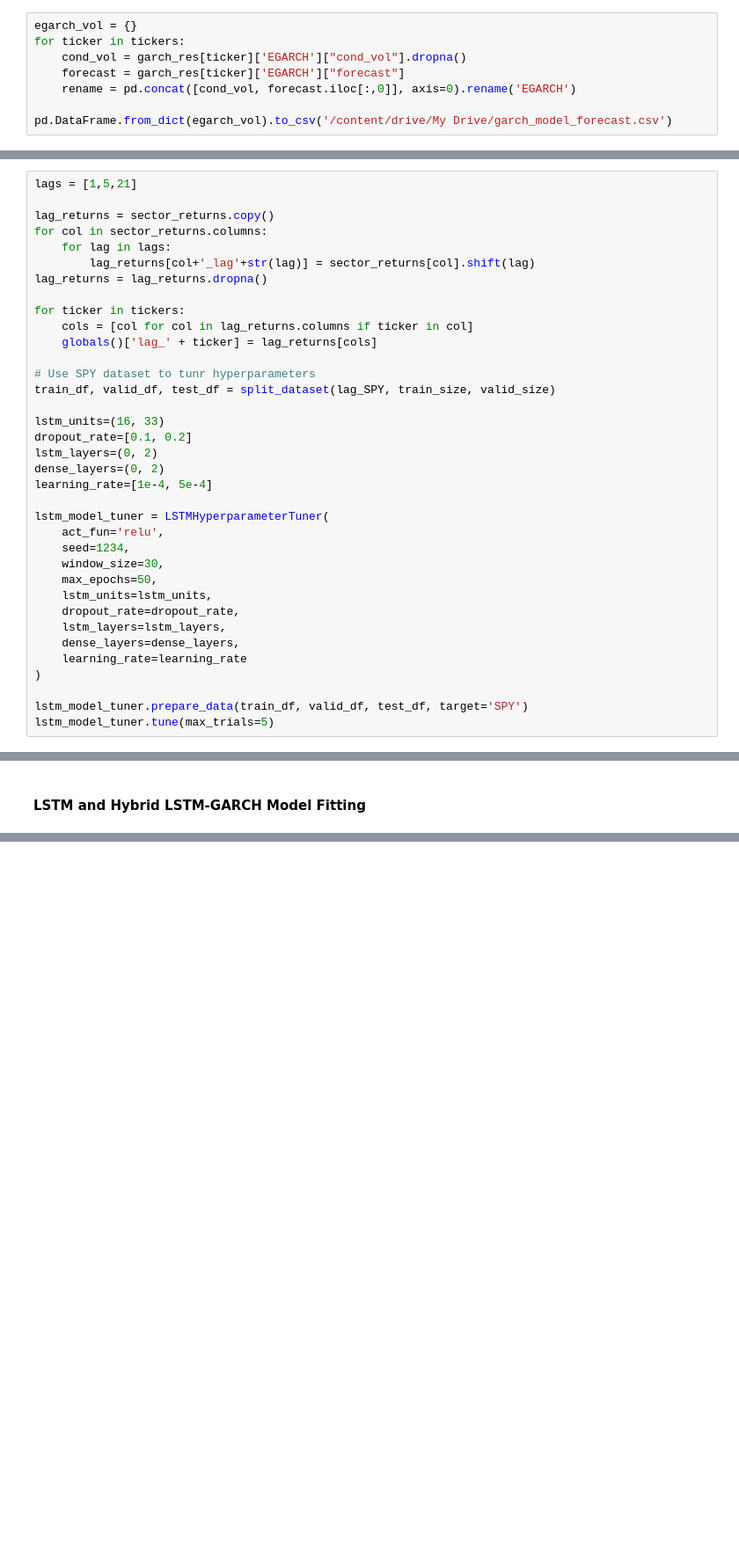
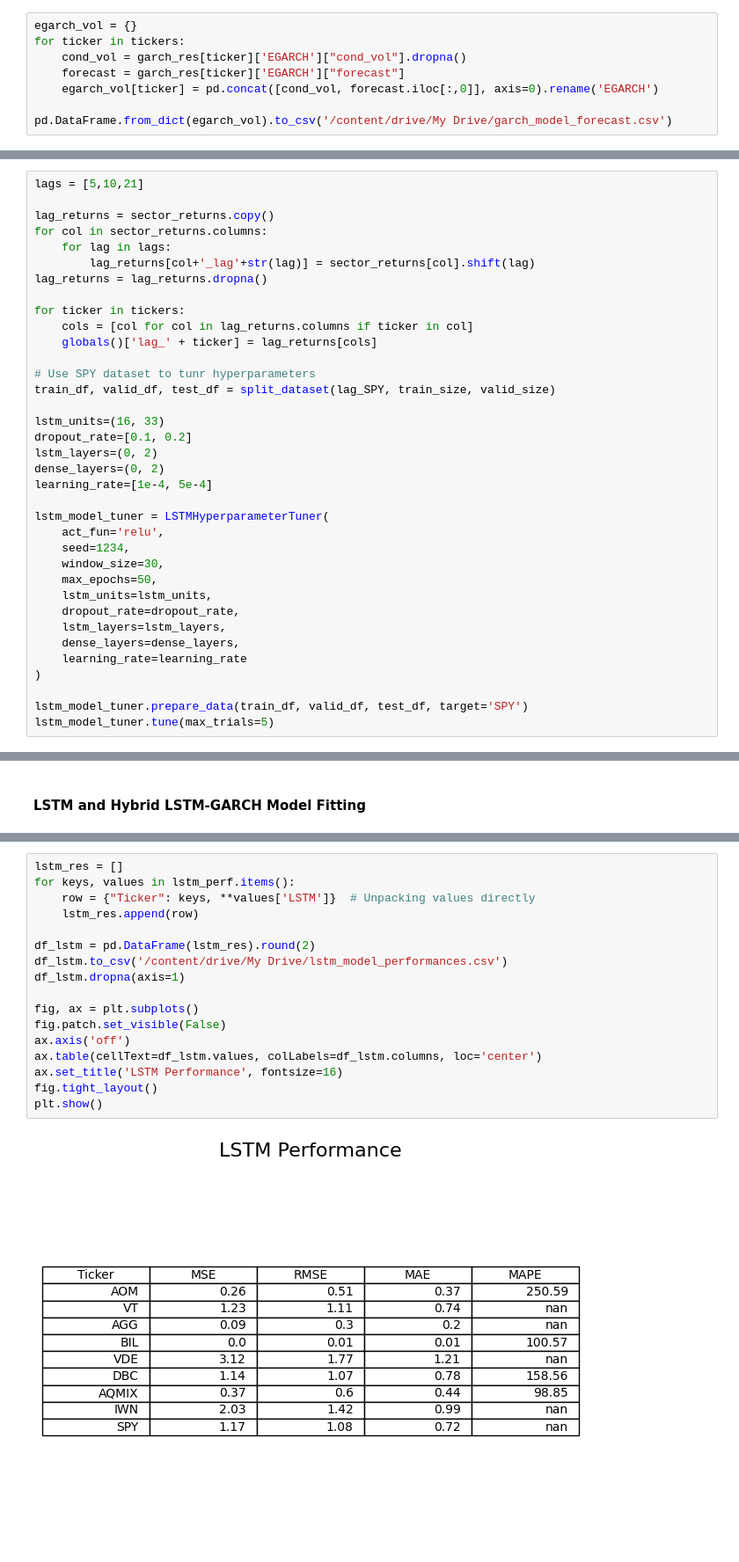
Before and after one commit to dianaviolet/wqu-capstone, a Jupyter notebook: Capstone.ipynb, the cells around one changed output, grey strips where cells are left out. Shown at 88% size. Drawn from its saved outputs; the diff is of its cells as text; blank space fills up the shorter version.

```diff
--- a/Capstone.ipynb
+++ b/Capstone.ipynb
@@ -1019,7 +1028,7 @@ egarch_vol = {}
 for ticker in tickers:
     cond_vol = garch_res[ticker]['EGARCH']["cond_vol"].dropna()
     forecast = garch_res[ticker]['EGARCH']["forecast"]
-    rename = pd.concat([cond_vol, forecast.iloc[:,0]], axis=0).rename('EGARCH')
+    egarch_vol[ticker] = pd.concat([cond_vol, forecast.iloc[:,0]], axis=0).rename('EGARCH')
 
 pd.DataFrame.from_dict(egarch_vol).to_csv('/content/drive/My Drive/garch_model_forecast.csv')
 # %% [markdown]
@@ -1195,7 +1216,7 @@ class LSTMHyperparameterTuner:
 # %% [markdown]
 ##### LSTM Hyperparameters Tuning
 # %%
-lags = [1,5,21]
+lags = [5,10,21]
 
 lag_returns = sector_returns.copy()
 for col in sector_returns.columns:
@@ -1299,2 +1324,21 @@ Out-of-sample Loss: 0.040120817720890045
+# %%
+lstm_res = []
+for keys, values in lstm_perf.items():
+    row = {"Ticker": keys, **values['LSTM']}  # Unpacking values directly
+    lstm_res.append(row)
+
+df_lstm = pd.DataFrame(lstm_res).round(2)
+df_lstm.to_csv('/content/drive/My Drive/lstm_model_performances.csv')
+df_lstm.dropna(axis=1)
+
+fig, ax = plt.subplots()
+fig.patch.set_visible(False)
+ax.axis('off')
+ax.table(cellText=df_lstm.values, colLabels=df_lstm.columns, loc='center')
+ax.set_title('LSTM Performance', fontsize=16)
+fig.tight_layout()
+plt.show()
+# %% [output]
+[figure, added]
 # %%
 hybrid_res = []
```
Also changed, not shown: parts of 24 cells of this notebook.
